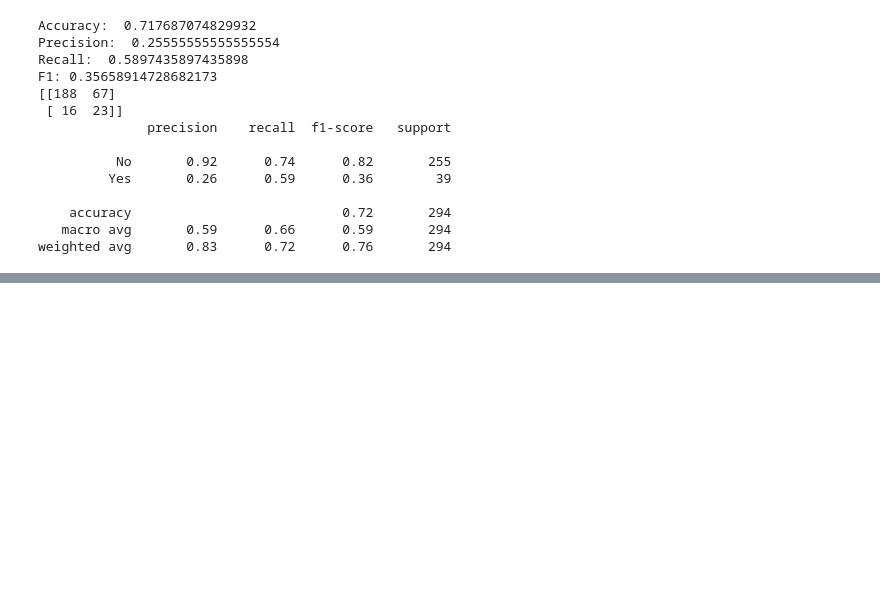
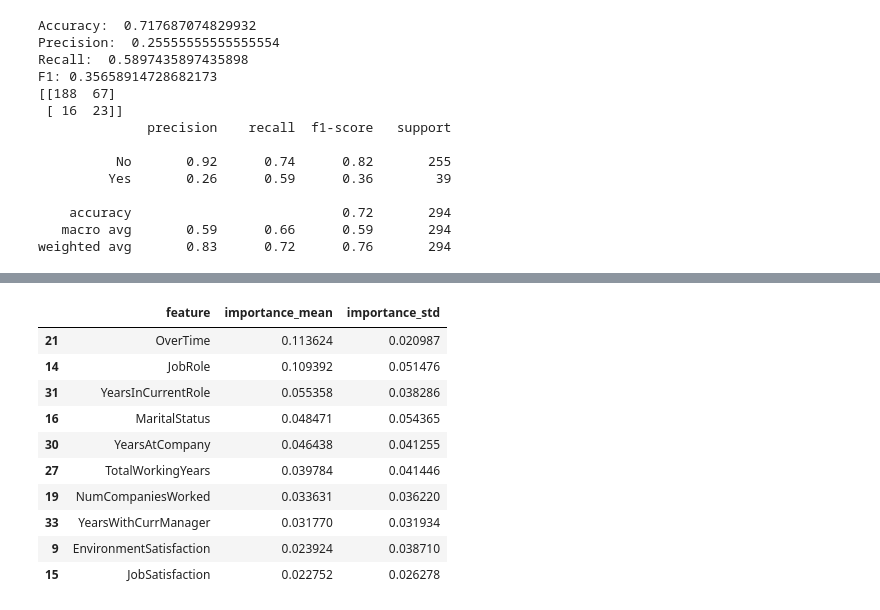
Before and after one commit to rumiarashii/employee-attrition-prediction, a Jupyter notebook: notebooks/exploration.ipynb, the cells around one changed output, grey strips where cells are left out. Saved outputs shown, nothing was run; the diff lists cells and outputs as text; code cells hidden in the pictures; blank space fills up the shorter version.

```diff
--- a/notebooks/exploration.ipynb
+++ b/notebooks/exploration.ipynb
@@ -685,0 +1195,63 @@ Name: proportion, dtype: float64
+# %%
+#Kita gunakan permutation importance, misal  model awal mempunyai f1 = 0.55., dan saat acak overtime malah
+#truun, artinya overtime cukup penting bagi prediksi model, berlaku juga sebaliknya
+from sklearn.inspection import permutation_importance
+from sklearn.base import clone
+
+fold_importance = []
+
+for fold, (train_idx, val_idx) in enumerate(
+    cv.split(X_train, y_train), #membagi X_train menjadi 5 fold
+    start=1
+):
+    X_fold_train = X_train.iloc[train_idx]
+    X_fold_val = X_train.iloc[val_idx]
+
+    y_fold_train = y_train.iloc[train_idx]
+    y_fold_val = y_train.iloc[val_idx]
+
+    model_fold = clone(best_weighted) #membuat salinan model yang sama C=100, class_weighted="balance", supaya setiap fold mendapatkan model baru dan tidak membawa hasil training
+
+    model_fold.fit(X_fold_train, y_fold_train) #model belajar dari training portion fold tersbeut
+
+    result = permutation_importance(
+        model_fold,
+        X_fold_val,
+        y_fold_val,
+        scoring="f1",
+        n_repeats=20, #fitur diacak 20 kali
+        random_state=42,
+        n_jobs=-1
+    )
+
+    fold_importance.append(result.importances_mean)
+
+
+fold_importance = np.array(fold_importance)
+
+permutation_df = pd.DataFrame({
+    "feature": X_train.columns,
+    "importance_mean": fold_importance.mean(axis=0),
+    "importance_std": fold_importance.std(axis=0)
+})
+
+#semakin besar nilai meannya maka, semakin besar ketergantungannya untuk model
+#Lihat juga nilai std nya untuk mempertimbangkan variasi antar foldnya
+permutation_df = permutation_df.sort_values(
+    "importance_mean",
+    ascending=False
+)
+
+permutation_df.head(10)
+# %% [output]
+|  | feature | importance_mean | importance_std |
+| 21 | OverTime | 0.113624 | 0.020987 |
+| 14 | JobRole | 0.109392 | 0.051476 |
+| 31 | YearsInCurrentRole | 0.055358 | 0.038286 |
+| 16 | MaritalStatus | 0.048471 | 0.054365 |
+| 30 | YearsAtCompany | 0.046438 | 0.041255 |
+| 27 | TotalWorkingYears | 0.039784 | 0.041446 |
+| 19 | NumCompaniesWorked | 0.033631 | 0.036220 |
+| 33 | YearsWithCurrManager | 0.031770 | 0.031934 |
+| 9 | EnvironmentSatisfaction | 0.023924 | 0.038710 |
+| 15 | JobSatisfaction | 0.022752 | 0.026278 |
```
Also changed, not shown: parts of 35 cells of this notebook, 1 other file.
